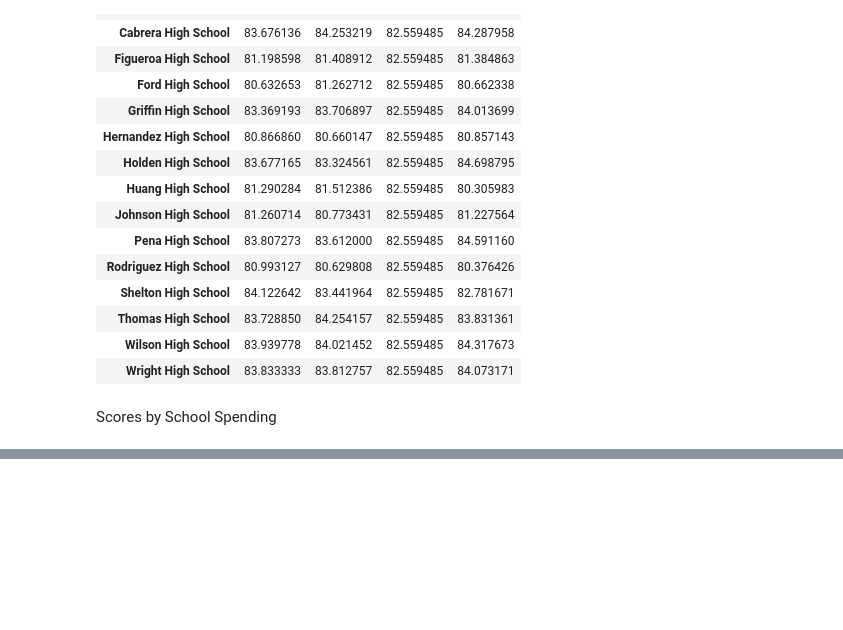
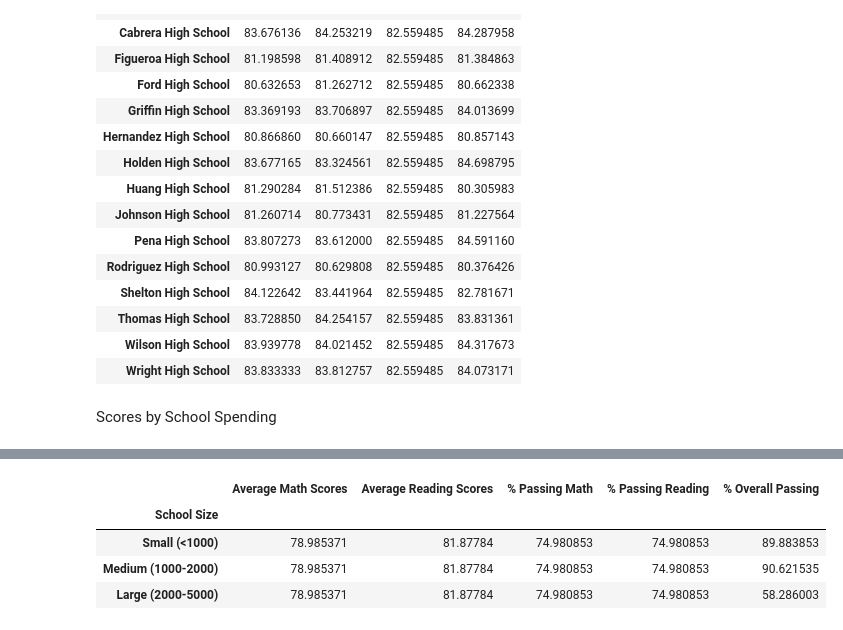
Before and after one commit to mychele-larson/Pandas-Challenge, a Jupyter notebook: PyCitySchools/PyCitySchools_Homework.ipynb, the cells around one changed output, grey strips where cells are left out. Saved outputs shown, nothing was run; the diff lists cells and outputs as text; code cells hidden in the pictures; blank space fills up the shorter version.

```diff
--- a/PyCitySchools/PyCitySchools_Homework.ipynb
+++ b/PyCitySchools/PyCitySchools_Homework.ipynb
@@ -398,0 +477,22 @@ TypeError: '<' not supported between instances of 'int' and 'str'
+# %%
+# Calculate averages for the desired columns.
+size_math_scores = per_school_summary_df.groupby(["School Size"]).mean()["Average Math Score"]
+size_reading_scores = per_school_summary_df.groupby(["School Size"]).mean()["Average Reading Score"]
+size_passing_math = per_school_summary_df.groupby(["School Size"]).mean()["% Passing Math"]
+size_passing_reading = per_school_summary_df.groupby(["School Size"]).mean()["% Passing Reading"]
+size_overall_passing = per_school_summary_df.groupby(["School Size"]).mean()["% Overall Passing"]
+# %%
+# Create a DataFrame called `size_summary` that breaks down school performance based on school size (small, medium, or large).
+
+# Use the scores above to create a new DataFrame called `size_summary`
+size_summary_df = pd.DataFrame({"Average Math Scores": size_math_scores, "Average Reading Scores": size_reading_scores, "% Passing Math": size_passing_math, "% Passing Reading": size_passing_math, "% Overall Passing": size_overall_passing})
+size_summary_df
+
+# Display results
+size_summary_df
+# %% [output]
+|  | Average Math Scores | Average Reading Scores | % Passing Math | % Passing Reading | % Overall Passing |
+| School Size |  |  |  |  |  |
+| Small (<1000) | 78.985371 | 81.87784 | 74.980853 | 74.980853 | 89.883853 |
+| Medium (1000-2000) | 78.985371 | 81.87784 | 74.980853 | 74.980853 | 90.621535 |
+| Large (2000-5000) | 78.985371 | 81.87784 | 74.980853 | 74.980853 | 58.286003 |
```
Also changed, not shown: parts of 11 cells of this notebook, 1 other file.
